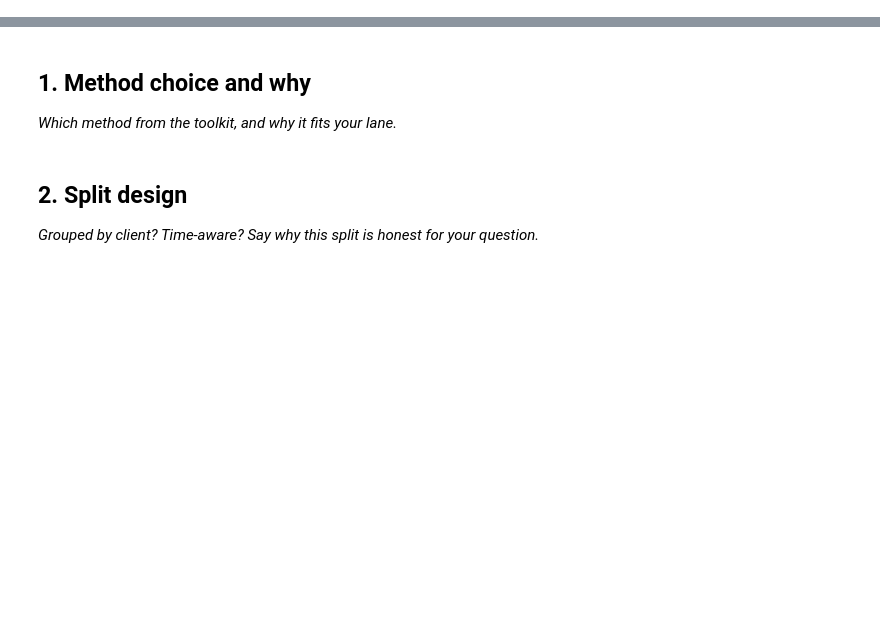
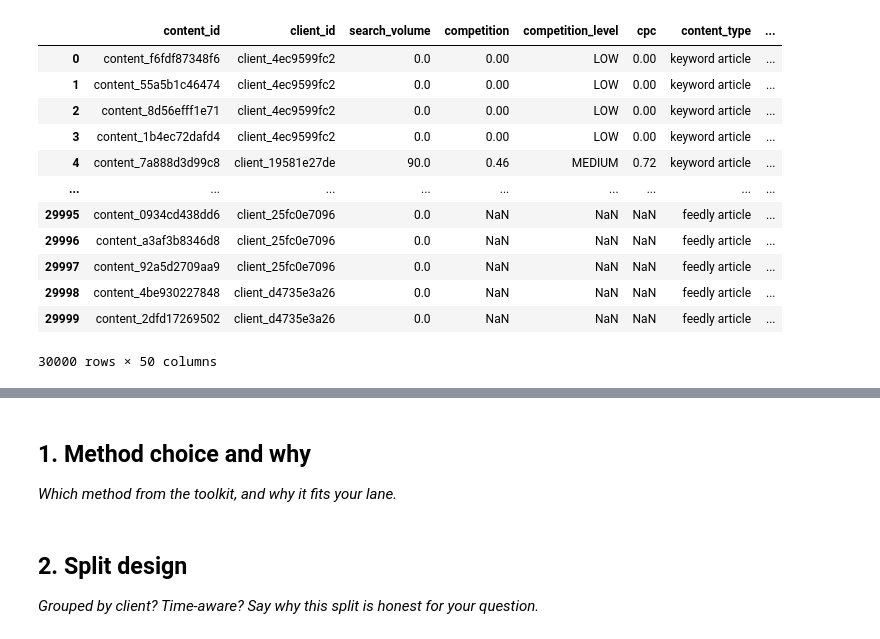
Before and after one commit to RohanNK86/ML_Intern_Assets, a Jupyter notebook: work/notebooks/w05_model.ipynb, the cells around one changed output, grey strips where cells are left out. Drawn from its saved outputs; the diff is of its cells as text; code cells hidden in the pictures; blank space fills up the shorter version.

```diff
--- a/work/notebooks/w05_model.ipynb
+++ b/work/notebooks/w05_model.ipynb
@@ -6,3 +6,24 @@
 This skeleton is yours to fill. Work the sections **in order** — each one has a one-line hint. Simple words, honest numbers.
 
 > Working with an AI assistant? Tell it to read `skills/README.md` first and load the one skill this assignment names on its card.
+# %%
+import seaborn as sb
+import matplotlib.pyplot as pt
+import pandas as pd
+df = pd.read_csv('/content/content_refresh_anonymized (1).csv')
+# %%
+df
+# %% [output]
+|  | content_id | client_id | search_volume | competition | competition_level | cpc | content_type | ... |
+| 0 | content_f6fdf87348f6 | client_4ec9599fc2 | 0.0 | 0.00 | LOW | 0.00 | keyword article | ... |
+| 1 | content_55a5b1c46474 | client_4ec9599fc2 | 0.0 | 0.00 | LOW | 0.00 | keyword article | ... |
+| 2 | content_8d56efff1e71 | client_4ec9599fc2 | 0.0 | 0.00 | LOW | 0.00 | keyword article | ... |
+| 3 | content_1b4ec72dafd4 | client_4ec9599fc2 | 0.0 | 0.00 | LOW | 0.00 | keyword article | ... |
+| 4 | content_7a888d3d99c8 | client_19581e27de | 90.0 | 0.46 | MEDIUM | 0.72 | keyword article | ... |
+| ... | ... | ... | ... | ... | ... | ... | ... | ... |
+| 29995 | content_0934cd438dd6 | client_25fc0e7096 | 0.0 | NaN | NaN | NaN | feedly article | ... |
+| 29996 | content_a3af3b8346d8 | client_25fc0e7096 | 0.0 | NaN | NaN | NaN | feedly article | ... |
+| 29997 | content_92a5d2709aa9 | client_25fc0e7096 | 0.0 | NaN | NaN | NaN | feedly article | ... |
+| 29998 | content_4be930227848 | client_d4735e3a26 | 0.0 | NaN | NaN | NaN | feedly article | ... |
+| 29999 | content_2dfd17269502 | client_d4735e3a26 | 0.0 | NaN | NaN | NaN | feedly article | ... |
+30000 rows × 50 columns
```
Also changed, not shown: parts of 13 cells of this notebook.
